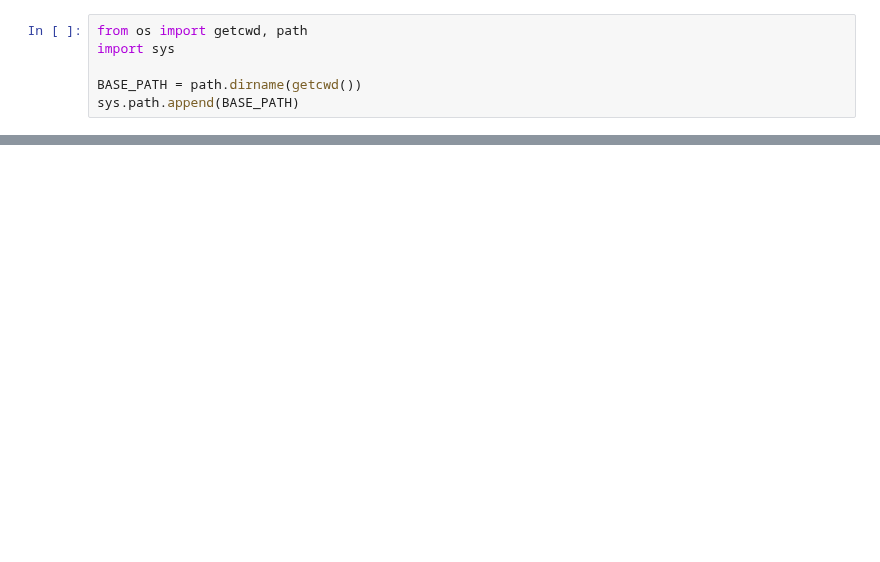
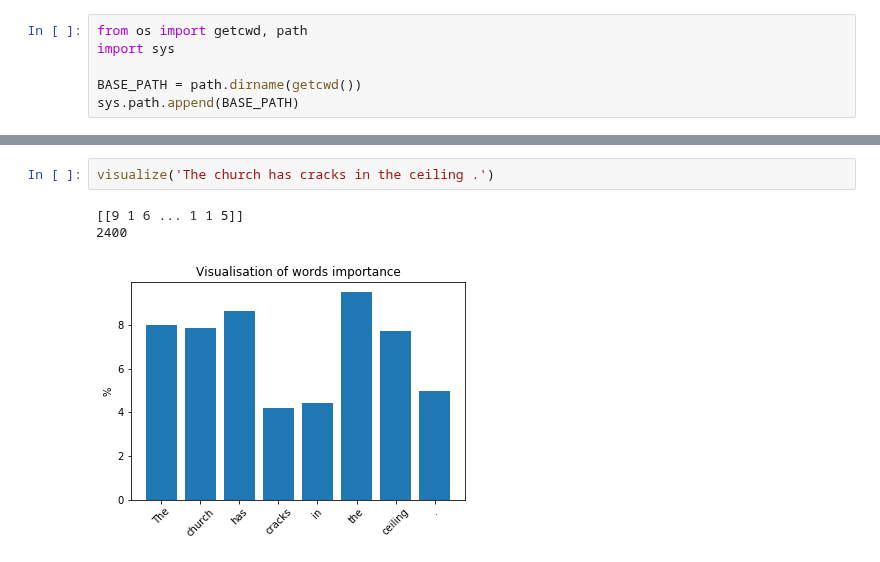
Before and after one commit to luungoc2005/nlp-test, a Jupyter notebook: sent_to_vec/visualize.ipynb, the cells around one changed output, grey strips where cells are left out. Drawn from its saved outputs; the diff is of its cells as text; blank space fills up the shorter version.

```diff
--- a/sent_to_vec/visualize.ipynb
+++ b/sent_to_vec/visualize.ipynb
@@ -132,0 +121,6 @@ plt.show()
+# %%
+visualize('The church has cracks in the ceiling .')
+# %% [output]
+[[9 1 6 ... 1 1 5]]
+2400
+[figure, added]
```
Also changed, not shown: parts of 19 cells of this notebook, 2 other files.
